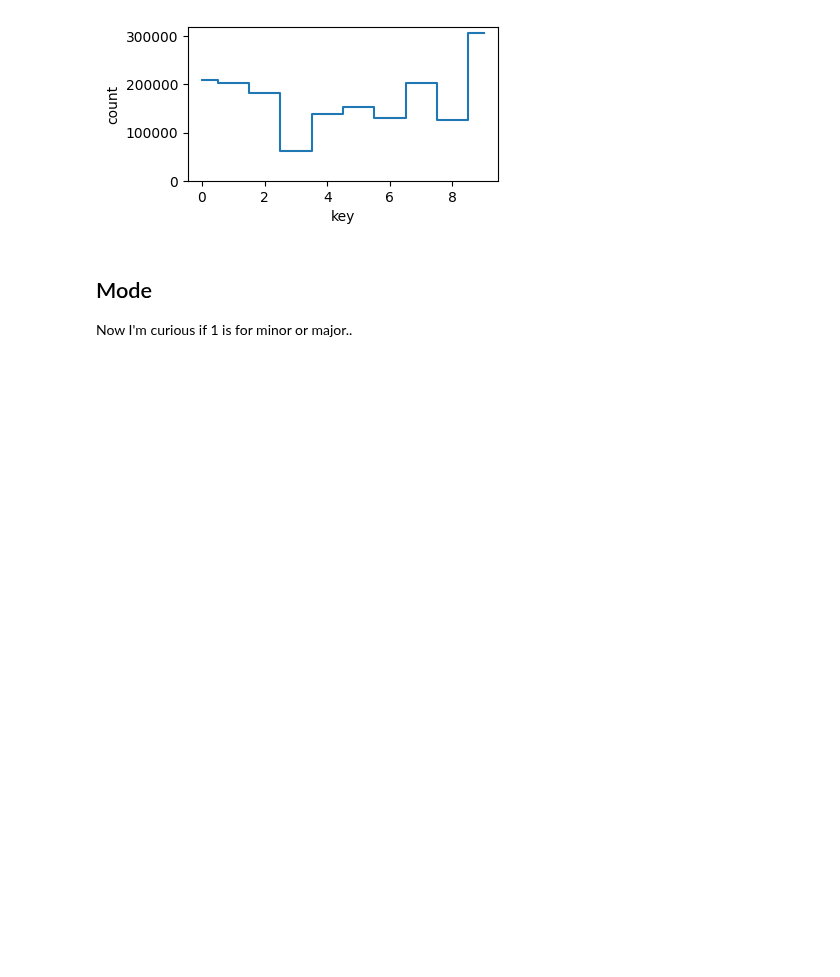
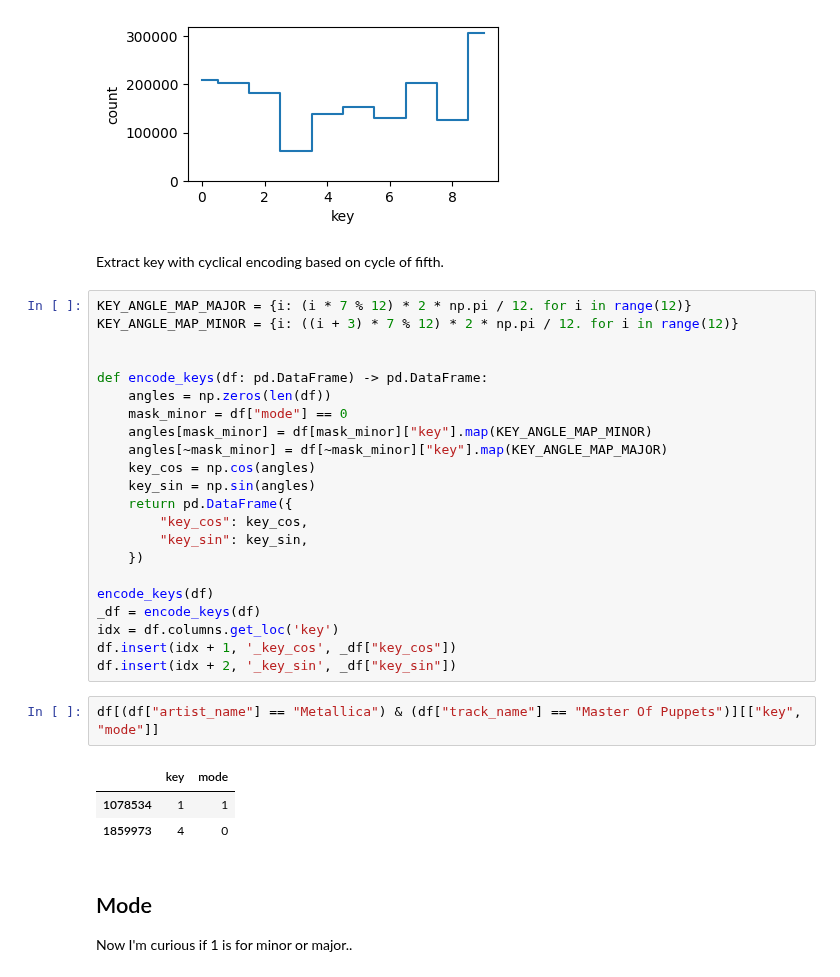
Before and after one commit to peppedilillo/toposonico, a Jupyter notebook: notebooks/07_engineering.ipynb, the cells around one changed output. Drawn from its saved outputs; the diff is of its cells as text; blank space fills up the shorter version.

Commit message:
Key encoding
Now keys are cyclically encoded according to the cycle of fifth.
Preprocessing module and engineering script have been updated. The
engineering notebooks displays the implementation.

```diff
--- a/notebooks/07_engineering.ipynb
+++ b/notebooks/07_engineering.ipynb
@@ -304,6 +330,36 @@ plt.xlabel("key"); plt.ylabel("count"); plt.ylim(bottom=0)
 plt.show()
 # %% [output]
 [figure]
+# %% [markdown]
+Extract key with cyclical encoding based on cycle of fifth.
+# %%
+KEY_ANGLE_MAP_MAJOR = {i: (i * 7 % 12) * 2 * np.pi / 12. for i in range(12)}
+KEY_ANGLE_MAP_MINOR = {i: ((i + 3) * 7 % 12) * 2 * np.pi / 12. for i in range(12)}
+
+
+def encode_keys(df: pd.DataFrame) -> pd.DataFrame:
+    angles = np.zeros(len(df))
+    mask_minor = df["mode"] == 0
+    angles[mask_minor] = df[mask_minor]["key"].map(KEY_ANGLE_MAP_MINOR)
+    angles[~mask_minor] = df[~mask_minor]["key"].map(KEY_ANGLE_MAP_MAJOR)
+    key_cos = np.cos(angles)
+    key_sin = np.sin(angles)
+    return pd.DataFrame({
+        "key_cos": key_cos,
+        "key_sin": key_sin,
+    })
+
+encode_keys(df)
+_df = encode_keys(df)
+idx = df.columns.get_loc('key')
+df.insert(idx + 1, '_key_cos', _df["key_cos"])
+df.insert(idx + 2, '_key_sin', _df["key_sin"])
+# %%
+df[(df["artist_name"] == "Metallica") & (df["track_name"] == "Master Of Puppets")][["key", "mode"]]
+# %% [output]
+|  | key | mode |
+| 1078534 | 1 | 1 |
+| 1859973 | 4 | 0 |
 # %% [markdown]
 ## Mode
 
```
Also changed, not shown: parts of 4 cells of this notebook, 2 other files.
